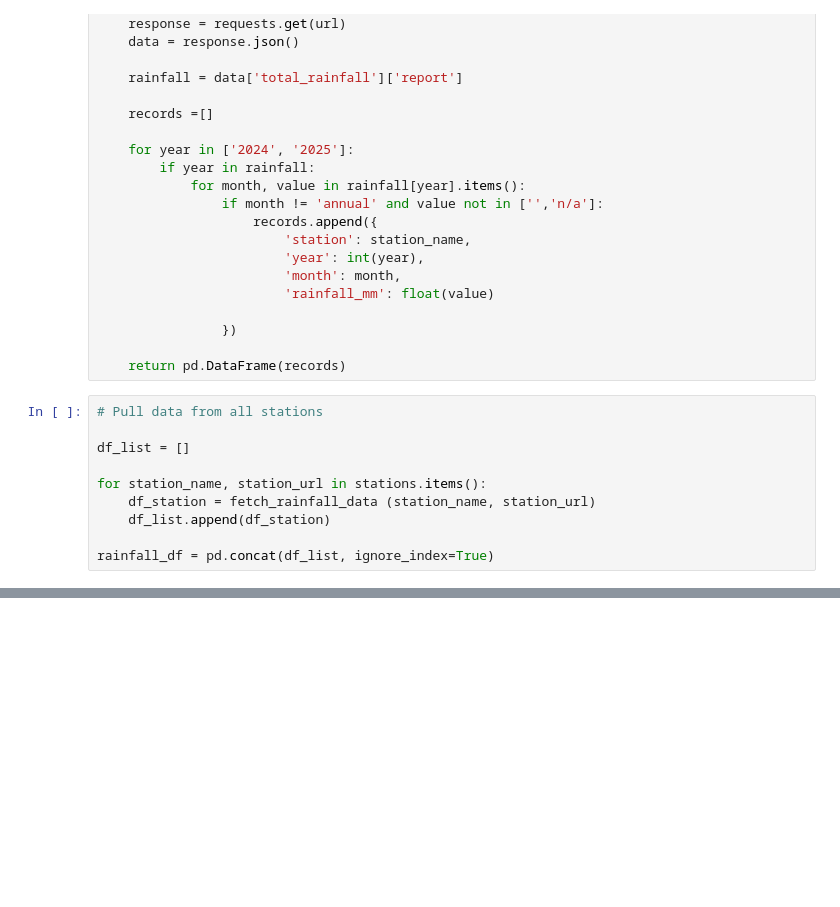
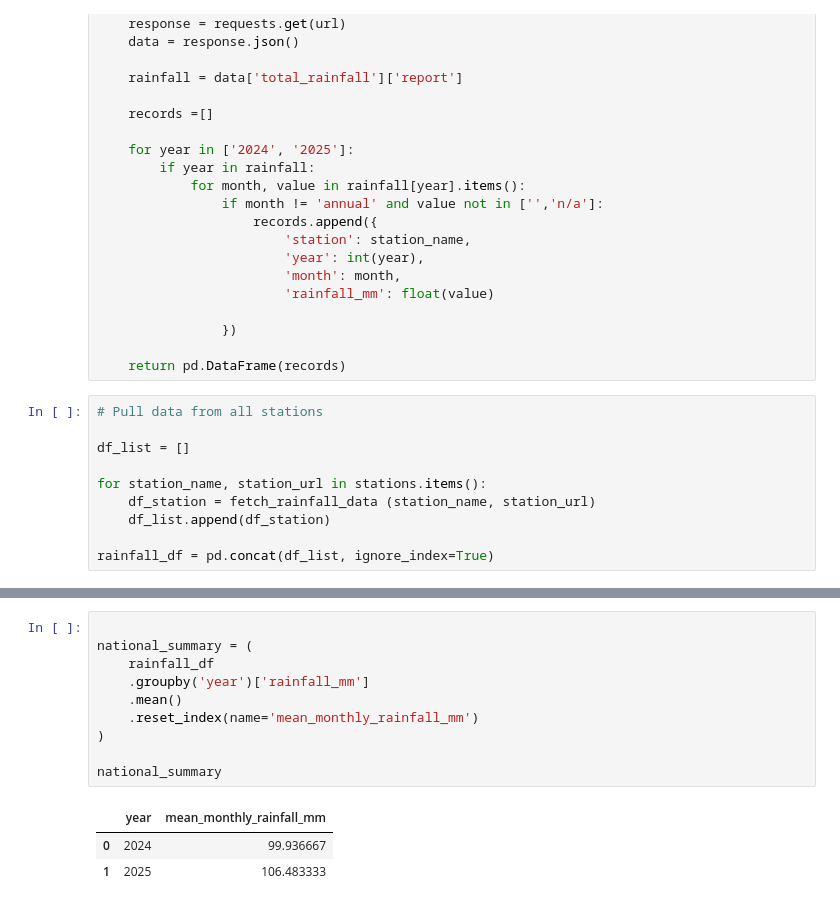
Before and after one commit to MichalGondek/PROGRAMMING-FOR-DATA-ANALYTICS-BIG-PROJECT, a Jupyter notebook: climate_insurance_analysis.ipynb, the cells around one changed output, grey strips where cells are left out. Cells and saved outputs as stored; diff of their text form; blank space fills up the shorter version.

```diff
--- a/climate_insurance_analysis.ipynb
+++ b/climate_insurance_analysis.ipynb
@@ -111,0 +185,14 @@ Index(['county', 'station name', 'name', 'height(m)', 'easting', 'northing',
+# %%
+
+national_summary = (
+    rainfall_df
+    .groupby('year')['rainfall_mm']
+    .mean()
+    .reset_index(name='mean_monthly_rainfall_mm')
+)
+
+national_summary
+# %% [output]
+|  | year | mean_monthly_rainfall_mm |
+| 0 | 2024 | 99.936667 |
+| 1 | 2025 | 106.483333 |
```
Also changed, not shown: parts of 7 cells of this notebook.
